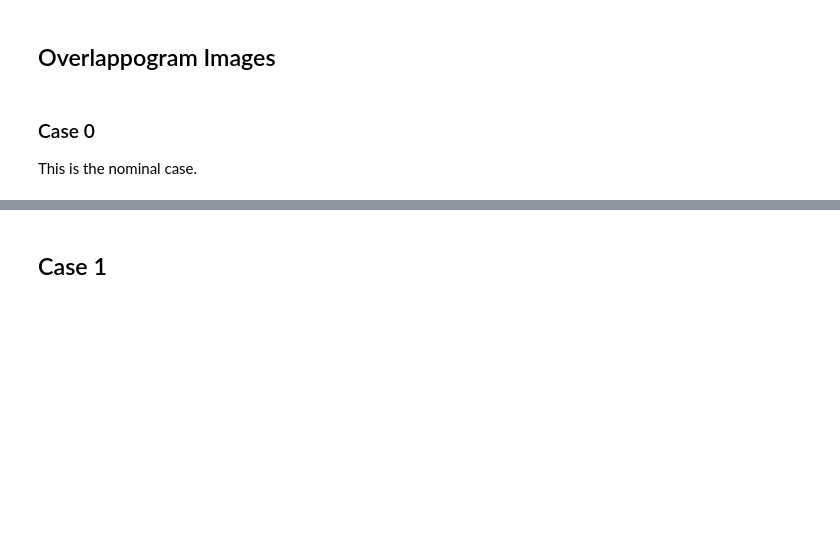
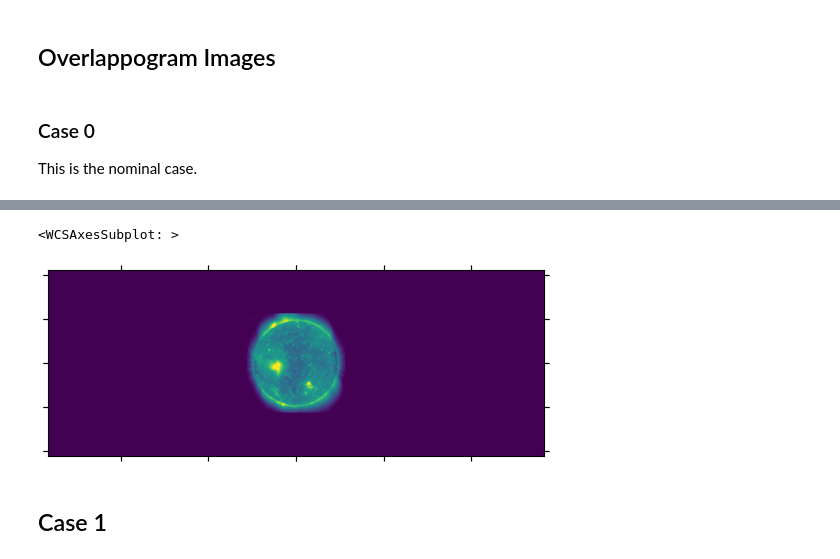
Before and after one commit to wtbarnes/moxsi-science-planning, a Jupyter notebook: sandbox/dispersed-filter-trade-study.ipynb, the cells around one changed output, grey strips where cells are left out. Cells and saved outputs as stored; diff of their text form; code cells hidden in the pictures; blank space fills up the shorter version.

```diff
--- a/sandbox/dispersed-filter-trade-study.ipynb
+++ b/sandbox/dispersed-filter-trade-study.ipynb
@@ -20,3 +22,5 @@ client
+# %%
+spectral_cube = read_data_cube('data/moxsi-spectral-cube-ar.fits', hdu=1)
 # %% [markdown]
 ## Overlappogram Images
 # %% [markdown]
@@ -25,3 +29,7 @@ client
 This is the nominal case.
 # %%
 al_thin = ThinFilmFilter(elements='Al', thickness=100*u.nm)
+# %%
+dc = DetectorComponent(SpectrogramChannel(1, al_thin,),)
+# %%
+dispersed_o1 = dc.compute(spectral_cube, include_gain=False)
@@ -28,3 +39,11 @@ al_thin = ThinFilmFilter(elements='Al', thickness=100*u.nm)
+# %%
+dispersed_o1[0].plot(
+    norm=ImageNormalize(vmin=0,vmax=50,stretch=LogStretch()),
+    data_unit='ph / (pix h)',
+)
+# %% [output]
+<WCSAxesSubplot: >
+[figure, added]
 # %% [markdown]
 ## Case 1
 # %% [markdown]
```
Also changed, not shown: parts of 5 cells of this notebook, 1 other file.
